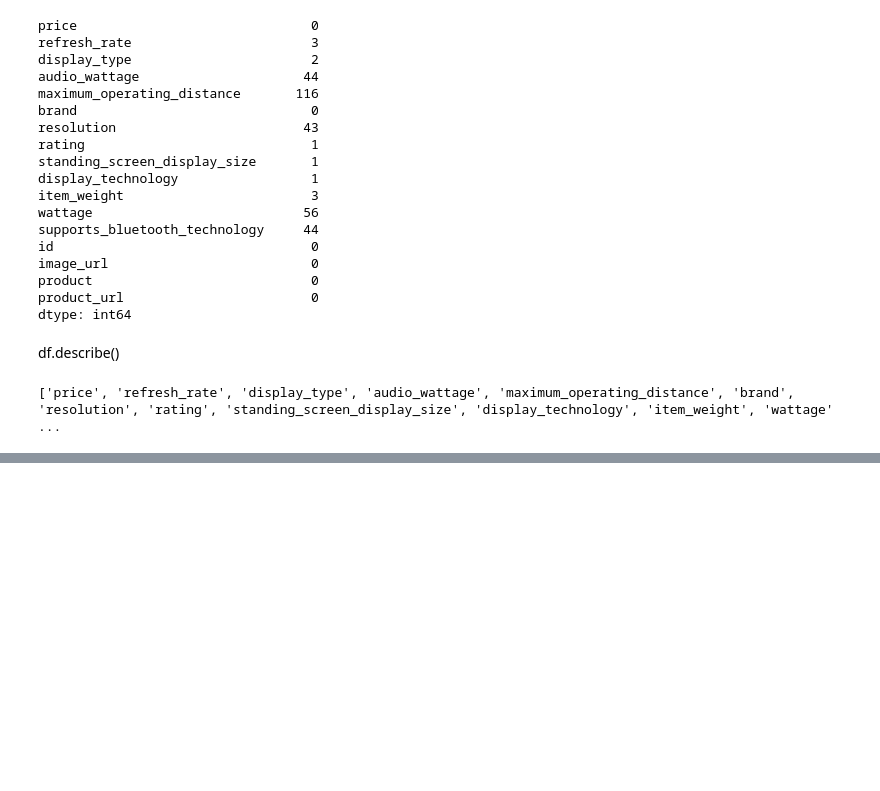
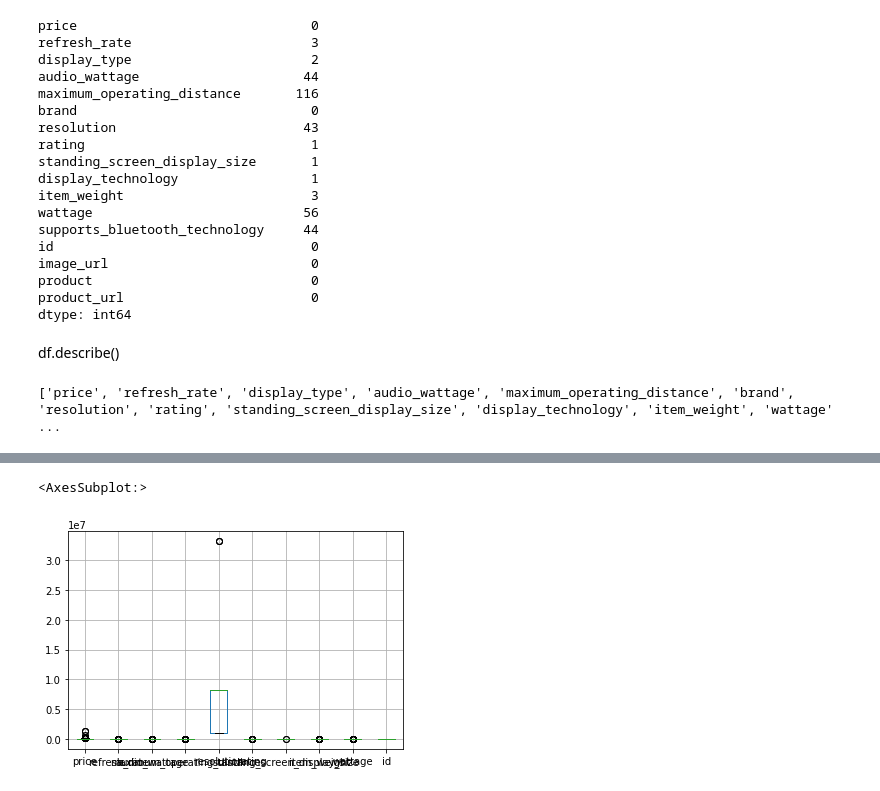
Before and after one commit to AjayKumarChintada/prodcut_recommend, a Jupyter notebook: notebooks/preprocessing.ipynb, the cells around one changed output, grey strips where cells are left out. Drawn from its saved outputs; the diff is of its cells as text; code cells hidden in the pictures; blank space fills up the shorter version.

Commit message:
visualisation

```diff
--- a/notebooks/preprocessing.ipynb
+++ b/notebooks/preprocessing.ipynb
@@ -108,11 +108,12 @@ default = ['id','image_url','product','product_url',]
 
 FEATURES_SELECTED_BY_SME = ['price','refresh_rate','display_type','audio_wattage','maximum_operating_distance','brand','resolution','rating',
 'standing_screen_display_size','display_technology','item_weight','wattage','supports_bluetooth_technology']
+
 vector_length = len(FEATURES_SELECTED_BY_SME)
 
 
-FEATURES_SELECTED_BY_SME.extend(default)
-df = df.loc[:,FEATURES_SELECTED_BY_SME]
+ALL_COLUMNS = FEATURES_SELECTED_BY_SME + default
+df = df.loc[:,ALL_COLUMNS]
 
 df
 # %% [output]
@@ -300,0 +316,7 @@ Name: supports_bluetooth_technology, Length: 321, dtype: object>
+# %%
+import seaborn as sns
+# df = df.loc[:,features_with_numerics[3:5]]
+df.boxplot()
+# %% [output]
+<AxesSubplot:>
+[figure, added]
```
Also changed, not shown: parts of 8 cells of this notebook, 1 other file.
